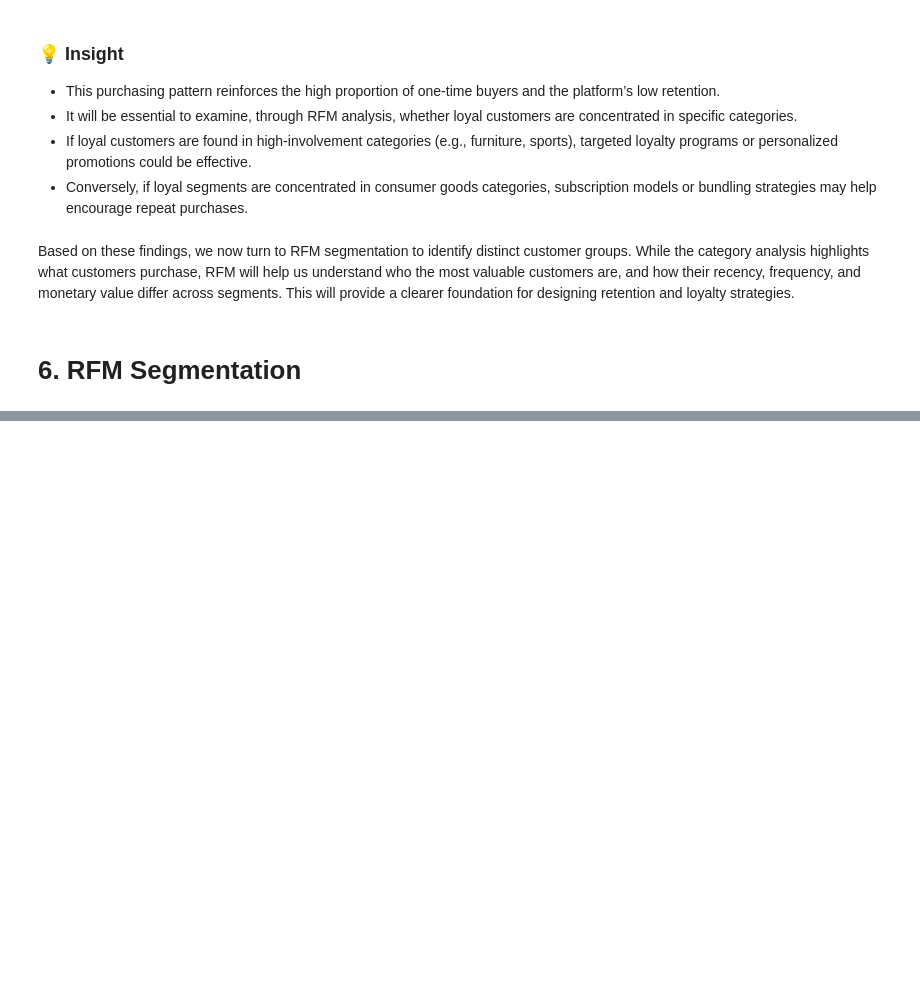
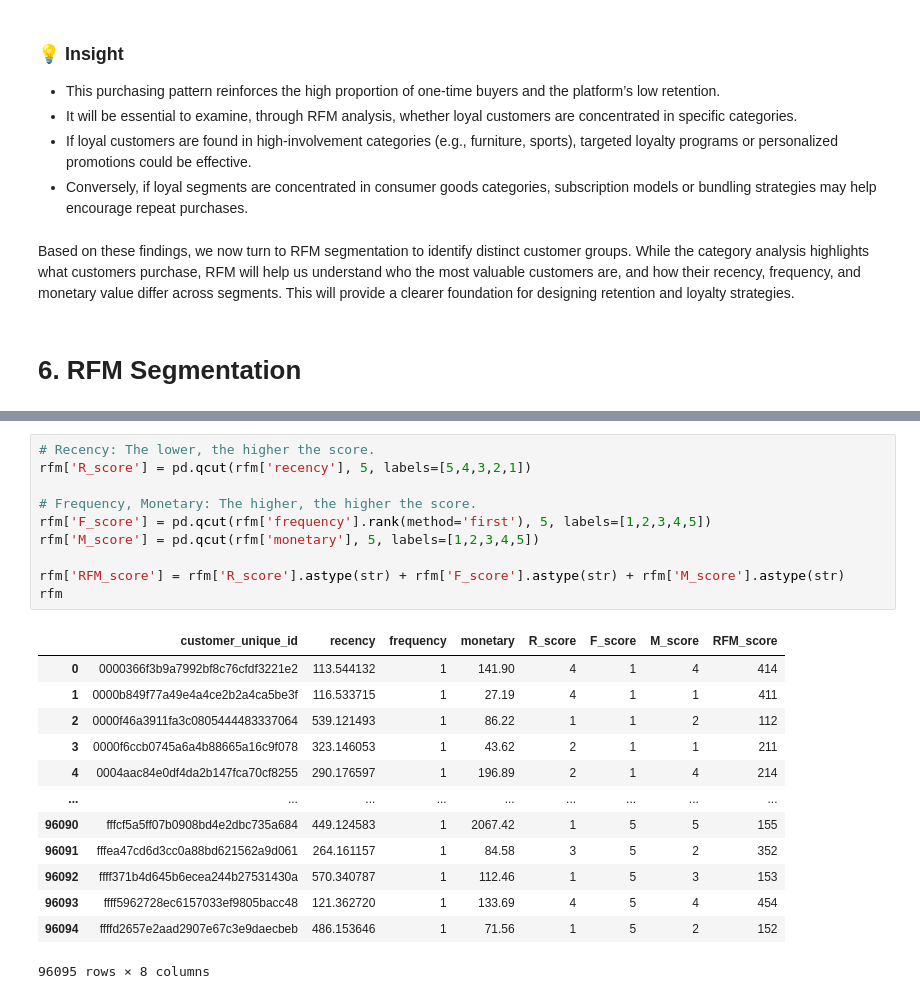
Before and after one commit to rachel-kim2255/SQL_customer_behavior_analysis, a Jupyter notebook: e_commerce_olist_rachel.ipynb, the cells around one changed output, grey strips where cells are left out. Drawn from its saved outputs; the diff is of its cells as text; blank space fills up the shorter version.

```diff
--- a/e_commerce_olist_rachel.ipynb
+++ b/e_commerce_olist_rachel.ipynb
@@ -1143,0 +1291,24 @@ RFM (Recency, Frequency, Monetary) is a customer segmentation technique that eva
+# %%
+# Recency: The lower, the higher the score.
+rfm['R_score'] = pd.qcut(rfm['recency'], 5, labels=[5,4,3,2,1])
+
+# Frequency, Monetary: The higher, the higher the score.
+rfm['F_score'] = pd.qcut(rfm['frequency'].rank(method='first'), 5, labels=[1,2,3,4,5])
+rfm['M_score'] = pd.qcut(rfm['monetary'], 5, labels=[1,2,3,4,5])
+
+rfm['RFM_score'] = rfm['R_score'].astype(str) + rfm['F_score'].astype(str) + rfm['M_score'].astype(str)
+rfm
+# %% [output]
+|  | customer_unique_id | recency | frequency | monetary | R_score | F_score | M_score | RFM_score |
+| 0 | 0000366f3b9a7992bf8c76cfdf3221e2 | 113.544132 | 1 | 141.90 | 4 | 1 | 4 | 414 |
+| 1 | 0000b849f77a49e4a4ce2b2a4ca5be3f | 116.533715 | 1 | 27.19 | 4 | 1 | 1 | 411 |
+| 2 | 0000f46a3911fa3c0805444483337064 | 539.121493 | 1 | 86.22 | 1 | 1 | 2 | 112 |
+| 3 | 0000f6ccb0745a6a4b88665a16c9f078 | 323.146053 | 1 | 43.62 | 2 | 1 | 1 | 211 |
+| 4 | 0004aac84e0df4da2b147fca70cf8255 | 290.176597 | 1 | 196.89 | 2 | 1 | 4 | 214 |
+| ... | ... | ... | ... | ... | ... | ... | ... | ... |
+| 96090 | fffcf5a5ff07b0908bd4e2dbc735a684 | 449.124583 | 1 | 2067.42 | 1 | 5 | 5 | 155 |
+| 96091 | fffea47cd6d3cc0a88bd621562a9d061 | 264.161157 | 1 | 84.58 | 3 | 5 | 2 | 352 |
+| 96092 | ffff371b4d645b6ecea244b27531430a | 570.340787 | 1 | 112.46 | 1 | 5 | 3 | 153 |
+| 96093 | ffff5962728ec6157033ef9805bacc48 | 121.362720 | 1 | 133.69 | 4 | 5 | 4 | 454 |
+| 96094 | ffffd2657e2aad2907e67c3e9daecbeb | 486.153646 | 1 | 71.56 | 1 | 5 | 2 | 152 |
+96095 rows × 8 columns
```
Also changed, not shown: parts of 7 cells of this notebook.
